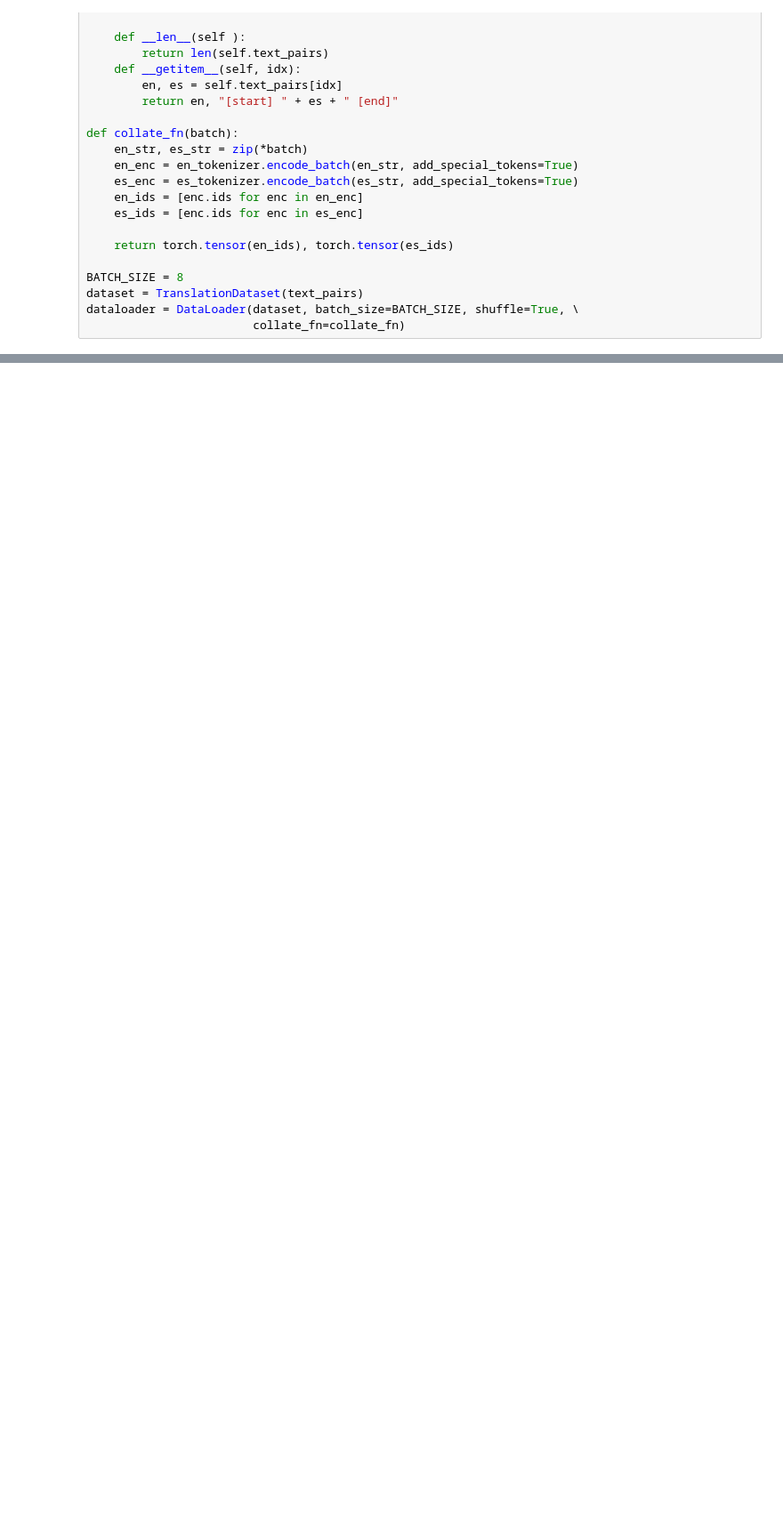
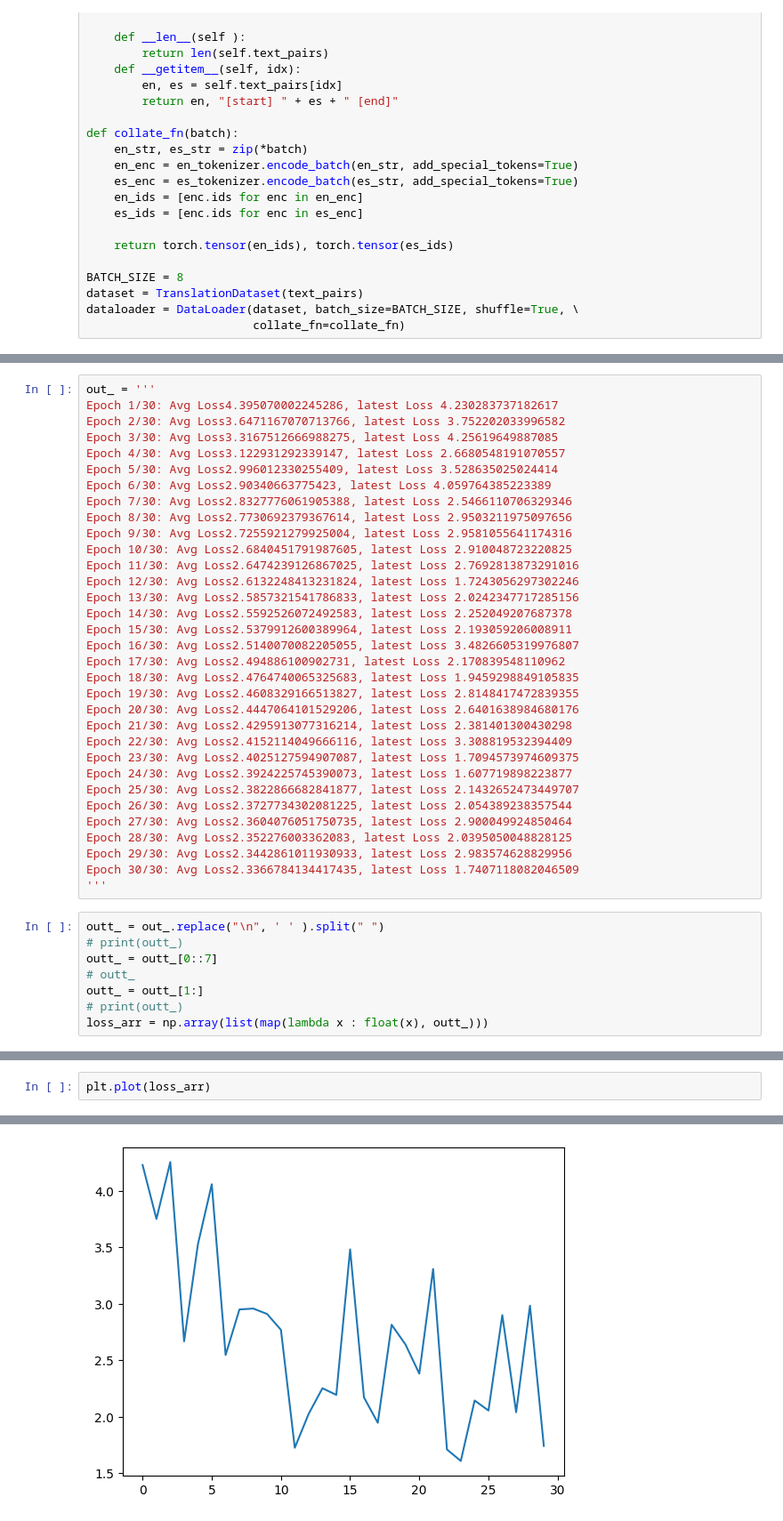
Before and after one commit to aldarco/lstm_project, a Jupyter notebook: translator.ipynb, the cells around one changed output, grey strips where cells are left out. Shown: that part at 89% size. Saved outputs shown, nothing was run; the diff lists cells and outputs as text; blank space fills up the shorter version.

```diff
--- a/translator.ipynb
+++ b/translator.ipynb
@@ -285,0 +342,41 @@ Epoch 2/30: Avg Loss3.6769722691645055, latest Loss 3.497929573059082
+# %%
+out_ = '''
+Epoch 1/30: Avg Loss4.395070002245286, latest Loss 4.230283737182617
+Epoch 2/30: Avg Loss3.6471167070713766, latest Loss 3.752202033996582
+Epoch 3/30: Avg Loss3.3167512666988275, latest Loss 4.25619649887085
+Epoch 4/30: Avg Loss3.122931292339147, latest Loss 2.6680548191070557
+Epoch 5/30: Avg Loss2.996012330255409, latest Loss 3.528635025024414
+Epoch 6/30: Avg Loss2.90340663775423, latest Loss 4.059764385223389
+Epoch 7/30: Avg Loss2.8327776061905388, latest Loss 2.5466110706329346
+Epoch 8/30: Avg Loss2.7730692379367614, latest Loss 2.9503211975097656
+Epoch 9/30: Avg Loss2.7255921279925004, latest Loss 2.9581055641174316
+Epoch 10/30: Avg Loss2.6840451791987605, latest Loss 2.910048723220825
+Epoch 11/30: Avg Loss2.6474239126867025, latest Loss 2.7692813873291016
+Epoch 12/30: Avg Loss2.6132248413231824, latest Loss 1.7243056297302246
+Epoch 13/30: Avg Loss2.5857321541786833, latest Loss 2.0242347717285156
+Epoch 14/30: Avg Loss2.5592526072492583, latest Loss 2.252049207687378
+Epoch 15/30: Avg Loss2.5379912600389964, latest Loss 2.193059206008911
+Epoch 16/30: Avg Loss2.5140070082205055, latest Loss 3.4826605319976807
+Epoch 17/30: Avg Loss2.494886100902731, latest Loss 2.170839548110962
+Epoch 18/30: Avg Loss2.4764740065325683, latest Loss 1.9459298849105835
+Epoch 19/30: Avg Loss2.4608329166513827, latest Loss 2.8148417472839355
+Epoch 20/30: Avg Loss2.4447064101529206, latest Loss 2.6401638984680176
+Epoch 21/30: Avg Loss2.4295913077316214, latest Loss 2.381401300430298
+Epoch 22/30: Avg Loss2.4152114049666116, latest Loss 3.308819532394409
+Epoch 23/30: Avg Loss2.4025127594907087, latest Loss 1.7094573974609375
+Epoch 24/30: Avg Loss2.3924225745390073, latest Loss 1.607719898223877
+Epoch 25/30: Avg Loss2.3822866682841877, latest Loss 2.1432652473449707
+Epoch 26/30: Avg Loss2.3727734302081225, latest Loss 2.054389238357544
+Epoch 27/30: Avg Loss2.3604076051750735, latest Loss 2.900049924850464
+Epoch 28/30: Avg Loss2.352276003362083, latest Loss 2.0395050048828125
+Epoch 29/30: Avg Loss2.3442861011930933, latest Loss 2.983574628829956
+Epoch 30/30: Avg Loss2.3366784134417435, latest Loss 1.7407118082046509
+'''
+# %%
+outt_ = out_.replace("\n", ' ' ).split(" ")
+# print(outt_)
+outt_ = outt_[0::7]
+# outt_
+outt_ = outt_[1:]
+# print(outt_)
+loss_arr = np.array(list(map(lambda x : float(x), outt_)))
@@ -285,0 +385,3 @@ Epoch 2/30: Avg Loss3.6769722691645055, latest Loss 3.497929573059082
+# %%
+plt.plot(loss_arr)
+# %% [output]
@@ -285,0 +389 @@ Epoch 2/30: Avg Loss3.6769722691645055, latest Loss 3.497929573059082
+[figure, added]
```
Also changed, not shown: parts of 12 cells of this notebook, 32 other files.
